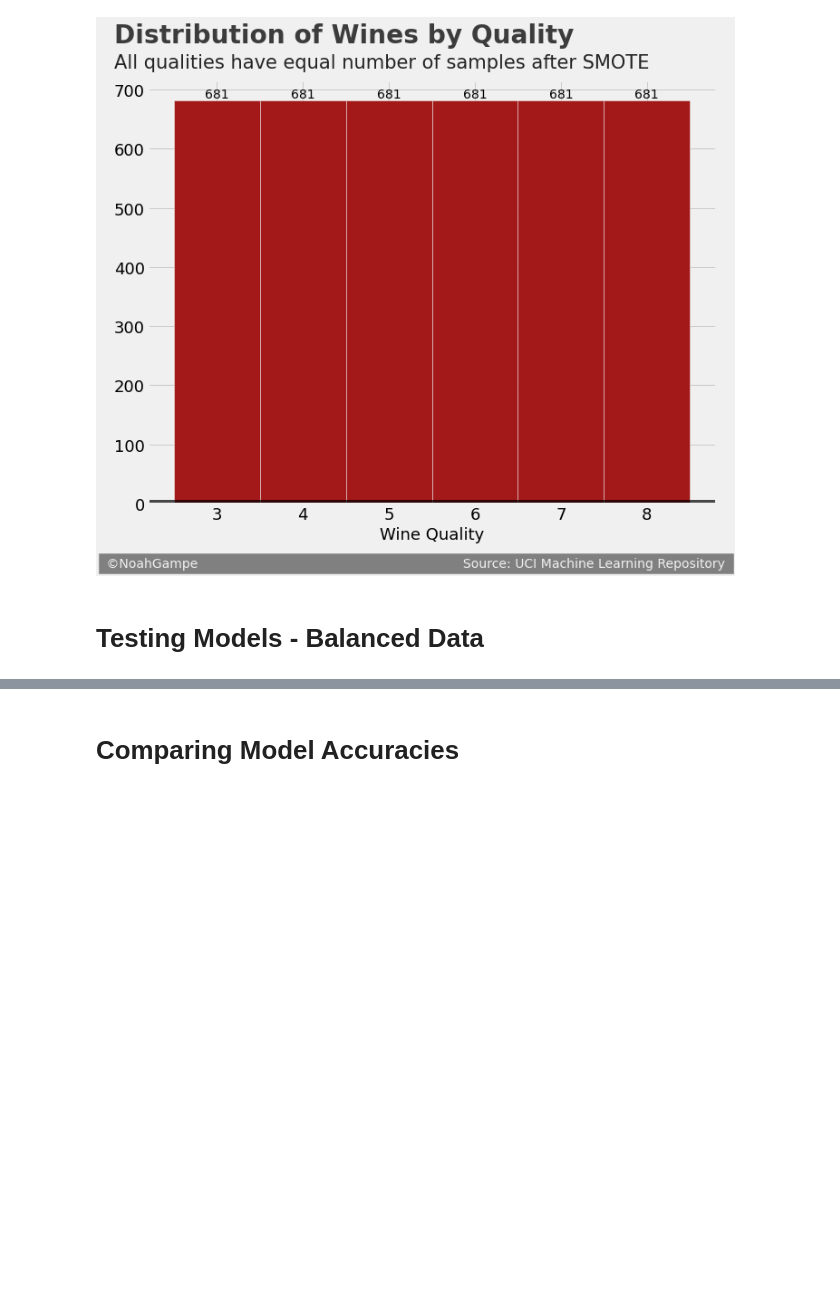
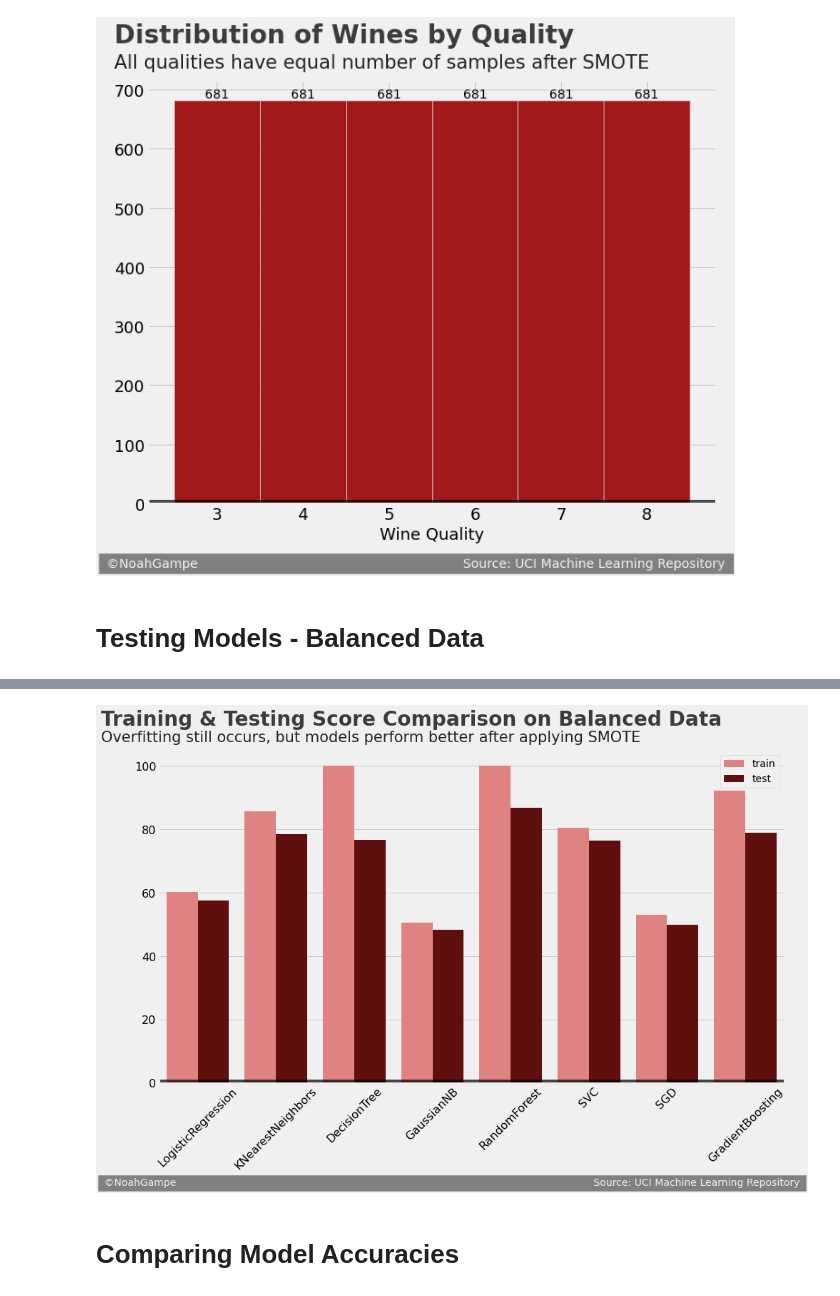
Before and after one commit to noah-kg/predicting-wine-quality, a Jupyter notebook: Predicting Wine Quality.ipynb, the cells around one changed output, grey strips where cells are left out. Drawn from its saved outputs; the diff is of its cells as text; code cells hidden in the pictures; blank space fills up the shorter version.

```diff
--- a/Predicting Wine Quality.ipynb
+++ b/Predicting Wine Quality.ipynb
@@ -440,0 +516,7 @@ weighted avg      0.773     0.780     0.768       818
+# %%
+#create df for train/test scores
+data = {'model': models,
+        'training': bal_train_score,
+        'test': bal_test_score}
+bal_scores = pd.DataFrame(data=data)
+bal_scores
@@ -441,3 +533,13 @@ weighted avg      0.773     0.780     0.768       818
+# %%
+#needed for graph
+bal_score_melted = pd.melt(bal_scores, id_vars='model',
+                       value_vars=['training', 'test'], var_name='pct')
+
+title = "Training & Testing Score Comparison on Balanced Data"
+sub = "Overfitting still occurs, but models perform better after applying SMOTE"
+plot_comparison(bal_score_melted, 'model', title, sub, tt_labels)
+# %% [output]
+[figure, added]
 # %% [markdown]
 # Comparing Model Accuracies
 # %%
```
Also changed, not shown: parts of 17 cells of this notebook.
